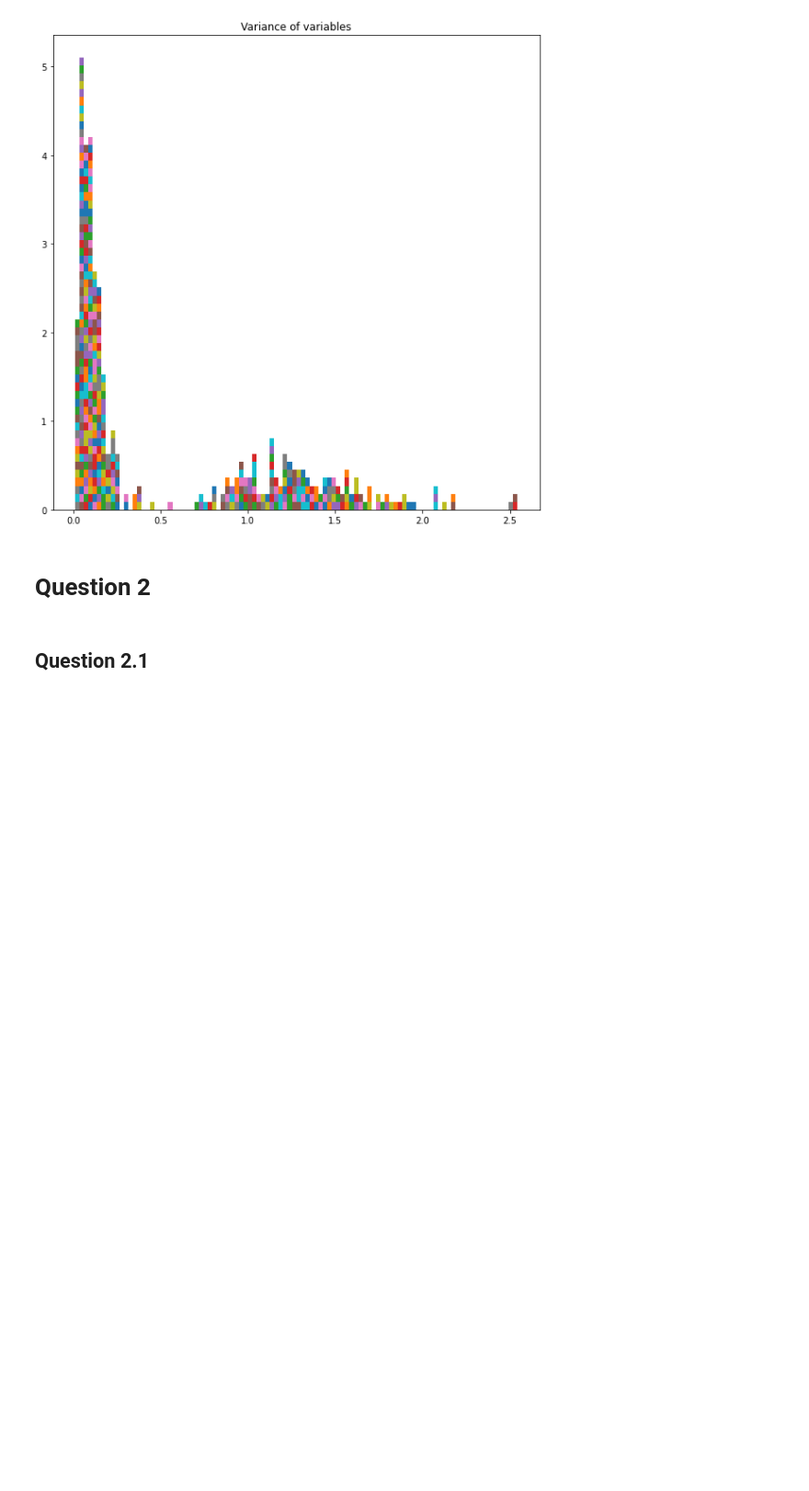
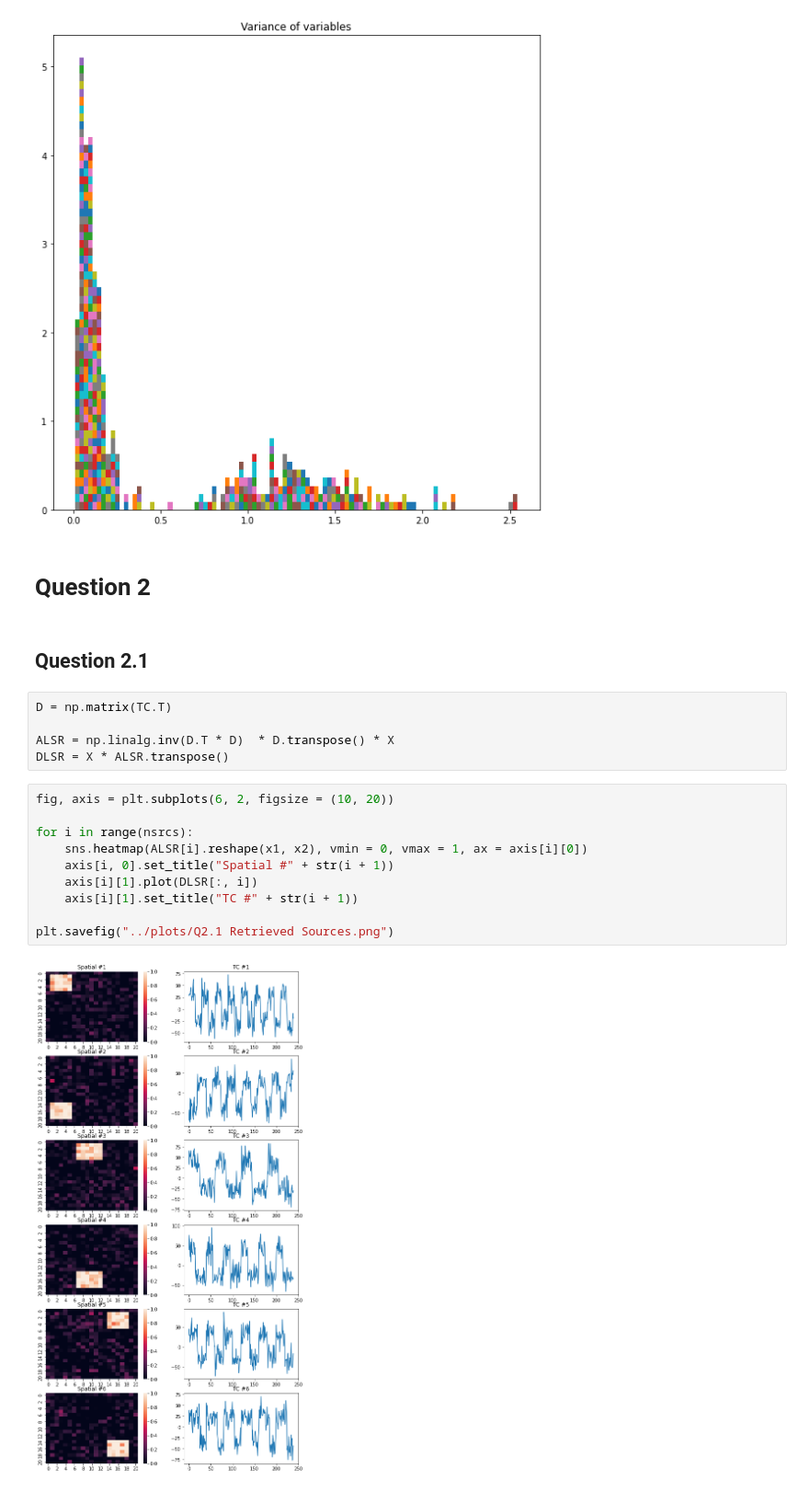
Before and after one commit to nonamegohst/mast30034-assignment1, a Jupyter notebook: code/main.ipynb, the cells around one changed output. Shown at 92% size. Drawn from its saved outputs; the diff is of its cells as text; blank space fills up the shorter version.

```diff
--- a/code/main.ipynb
+++ b/code/main.ipynb
@@ -166,3 +169,20 @@ plt.show()
 # Question 2
 # %% [markdown]
 ## Question 2.1
+# %%
+D = np.matrix(TC.T)
+
+ALSR = np.linalg.inv(D.T * D)  * D.transpose() * X
+DLSR = X * ALSR.transpose()
+# %%
+fig, axis = plt.subplots(6, 2, figsize = (10, 20))
+
+for i in range(nsrcs):
+    sns.heatmap(ALSR[i].reshape(x1, x2), vmin = 0, vmax = 1, ax = axis[i][0])
+    axis[i, 0].set_title("Spatial #" + str(i + 1))
+    axis[i][1].plot(DLSR[:, i])
+    axis[i][1].set_title("TC #" + str(i + 1))
+
+plt.savefig("../plots/Q2.1 Retrieved Sources.png")
+# %% [output]
+[figure, added]
```
Also changed, not shown: parts of 7 cells of this notebook, 2 other files.
